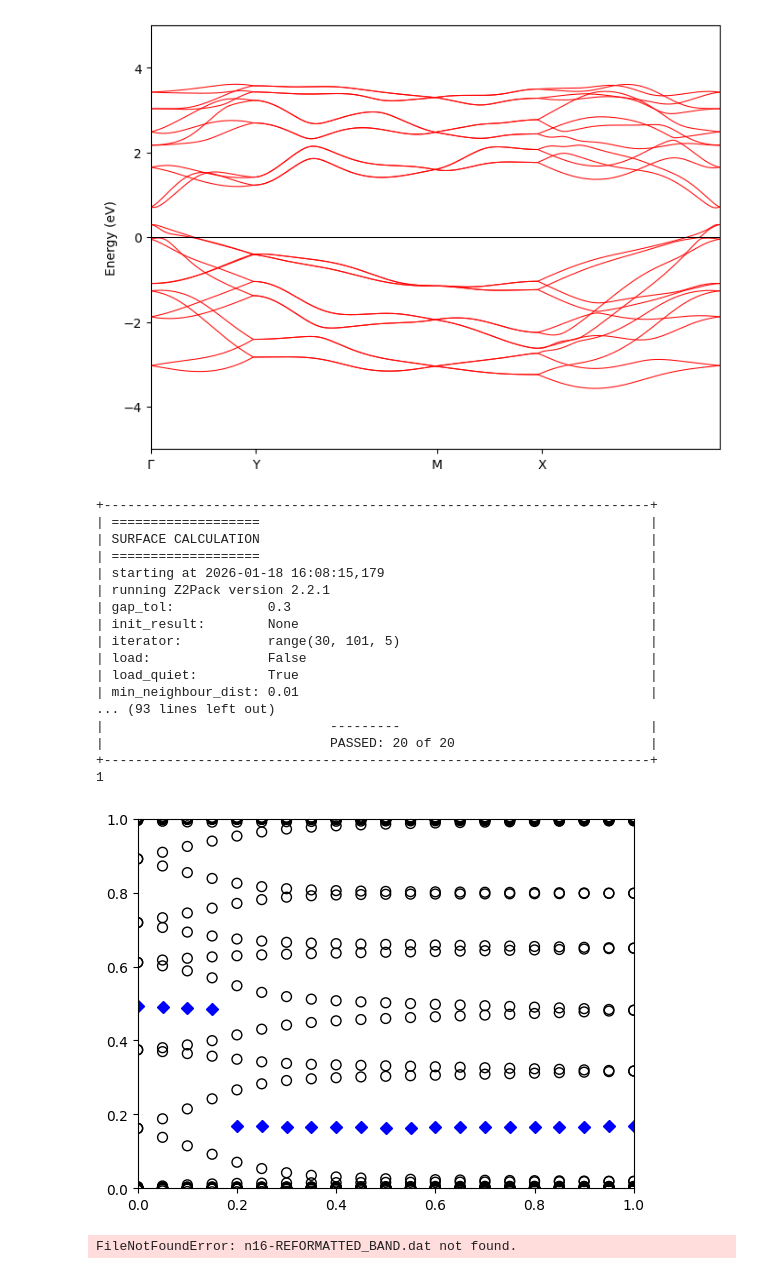
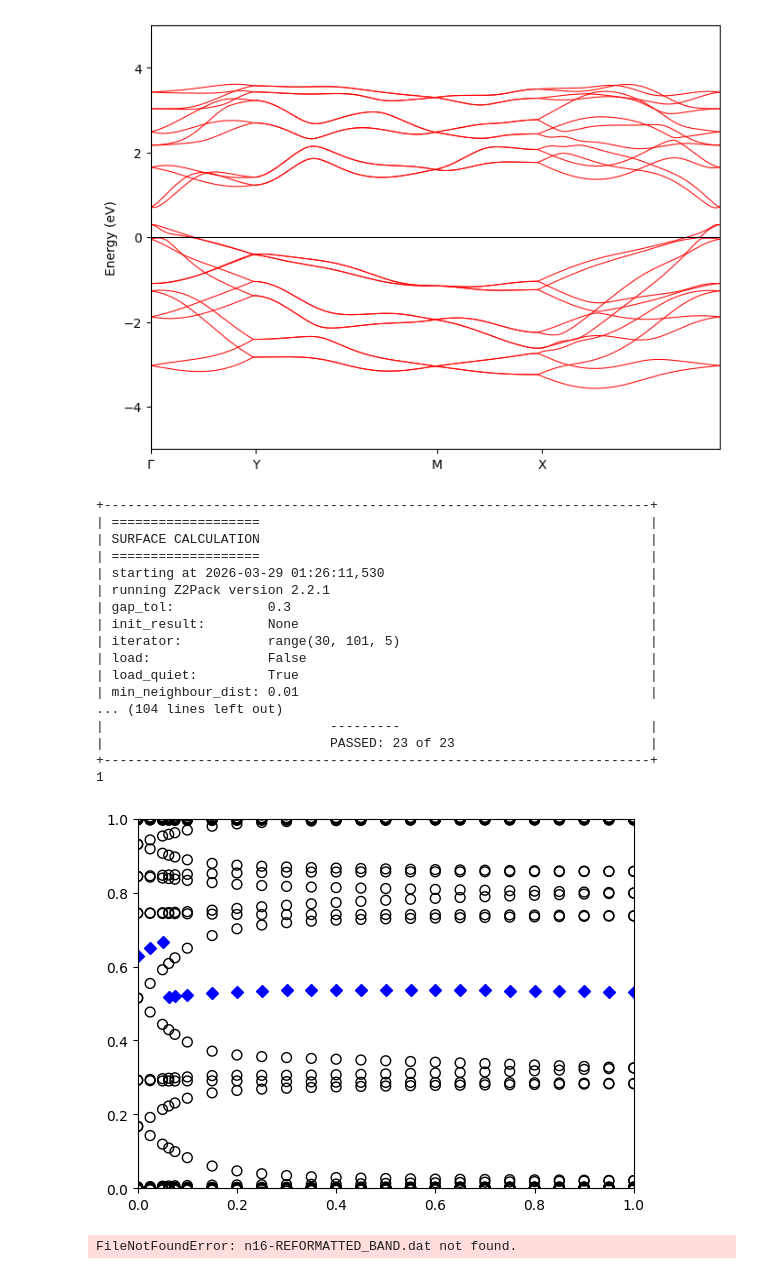
Before and after one commit to Lactuka/Thesis, a Jupyter notebook: uniaxial-x-tetragonal/uniaxial-tetragon.ipynb, the cells around one changed output. Drawn from its saved outputs; the diff is of its cells as text; code cells hidden in the pictures.

```diff
--- a/uniaxial-x-tetragonal/uniaxial-tetragon.ipynb
+++ b/uniaxial-x-tetragonal/uniaxial-tetragon.ipynb
@@ -59,34 +59,34 @@ Text(0, 0.5, 'Energy (eV)')
 # %%
 import z2pack, tbmodels
 import matplotlib.pyplot as plt
 
-model = tbmodels.Model.from_wannier_files(hr_file='16-wannier90_hr.dat', wsvec_file='16-wannier90_wsvec.dat',occ=40)
+model = tbmodels.Model.from_wannier_files(hr_file='tight-16-wannier90_hr.dat', wsvec_file='tight-16-wannier90_wsvec.dat',occ=40)
 
 system = z2pack.tb.System(model)
 result = z2pack.surface.run(system=system, surface=lambda s, t: [s/2 , t, 0.5], num_lines=21,iterator=range(30, 101, 5))
 
 z2pack.plot.wcc(result)
 print(z2pack.invariant.z2(result))
 plt.show()
 # %% [output]
 +----------------------------------------------------------------------+
 | ===================                                                  |
 | SURFACE CALCULATION                                                  |
 | ===================                                                  |
-| starting at 2026-01-18 16:08:15,179                                  |
+| starting at 2026-03-29 01:26:11,530                                  |
 | running Z2Pack version 2.2.1                                         |
 | gap_tol:            0.3                                              |
 | init_result:        None                                             |
 | iterator:           range(30, 101, 5)                                |
 | load:               False                                            |
 | load_quiet:         True                                             |
 | min_neighbour_dist: 0.01                                             |
-... (93 lines left out)
+... (104 lines left out)
 |                             ---------                                |
-|                             PASSED: 20 of 20                         |
+|                             PASSED: 23 of 23                         |
 +----------------------------------------------------------------------+
 1
-[figure, old version]
+[figure, new version]
 # %%
 import numpy as np
 import matplotlib.pyplot as plt
```
Also changed, not shown: parts of 1 cell of this notebook, 17 other files.
